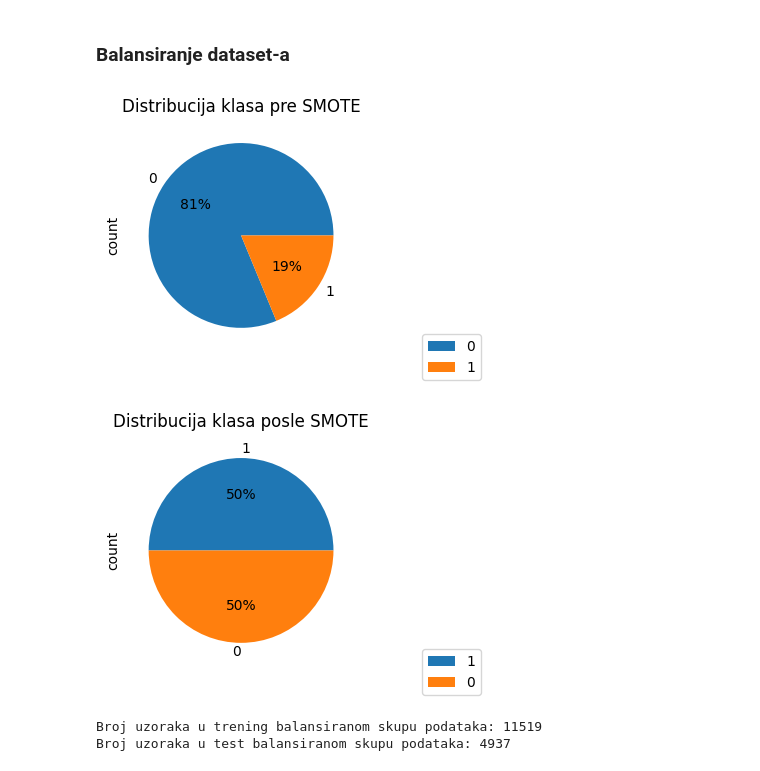
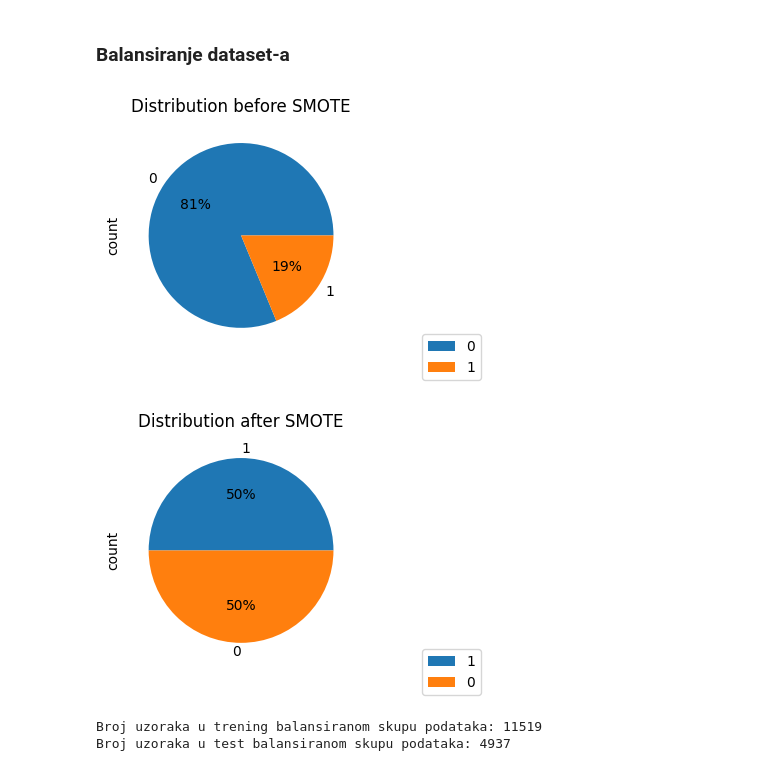
Before and after one commit to NastasijaaS/Machine-Learning-Classification, a Jupyter notebook: projekat1.ipynb, the cells around one changed output. Saved outputs shown, nothing was run; the diff lists cells and outputs as text; code cells hidden in the pictures.

```diff
--- a/projekat1.ipynb
+++ b/projekat1.ipynb
@@ -401,29 +404,29 @@ kfold = KFold(n_splits=10, shuffle=True, random_state=1)
 # %%
 data_pre_smote = pd.DataFrame({'Class': target})
 class_counts_pre_smote = data_pre_smote['Class'].value_counts()
 
 plt.figure(figsize=(5, 3))
 pie_pre_smote = class_counts_pre_smote.plot(kind='pie', autopct='%1.0f%%')
 pie_pre_smote.figure.set_size_inches(5, 3)
 pie_pre_smote.figure.legend(loc='lower right')
-plt.title("Distribucija klasa pre SMOTE")
+plt.title("Distribution before SMOTE")
 plt.show()
 
 sm = SMOTE(random_state=2)
 data_features_res, target_res = sm.fit_resample(data_features, target)
 
 data_post_smote = pd.DataFrame({'Class': target_res})
 class_counts_post_smote = data_post_smote['Class'].value_counts()
 
 plt.figure(figsize=(5, 3))
 pie_post_smote = class_counts_post_smote.plot(kind='pie', autopct='%1.0f%%')
 pie_post_smote.figure.set_size_inches(5, 3)
 pie_post_smote.figure.legend(loc='lower right')
-plt.title("Distribucija klasa posle SMOTE")
+plt.title("Distribution after SMOTE")
 plt.show()
 # %% [output]
-[figure, old version]
+[figure, new version]
-[figure, old version]
+[figure, new version]
 # %%
 data_train_balans, data_test_balans, target_train_balans, target_test_balans = train_test_split(data_features_res, target_res, test_size=0.3, random_state=10)
 
```
Also changed, not shown: parts of 36 cells of this notebook.
